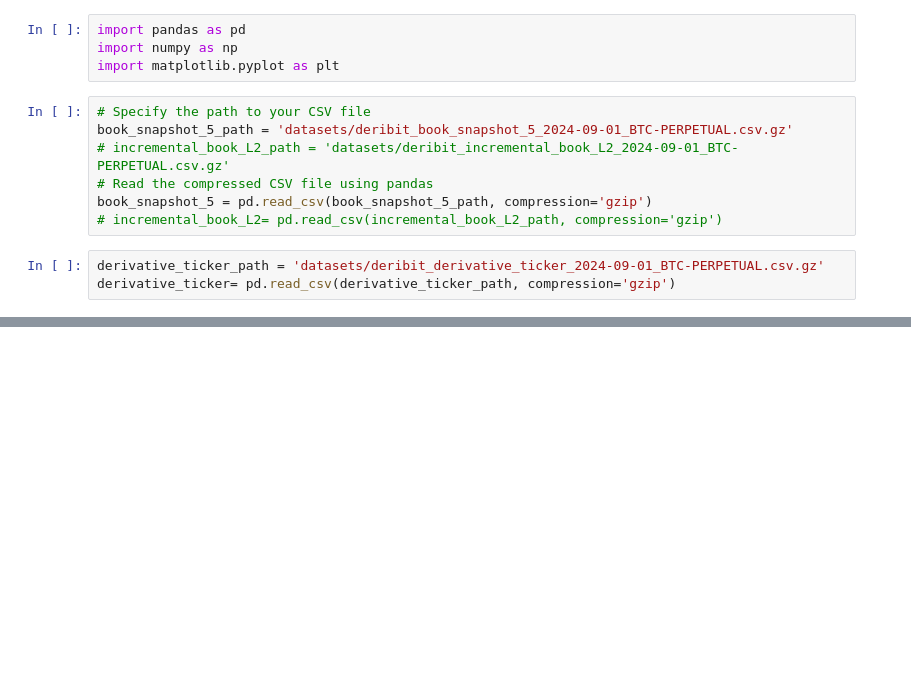
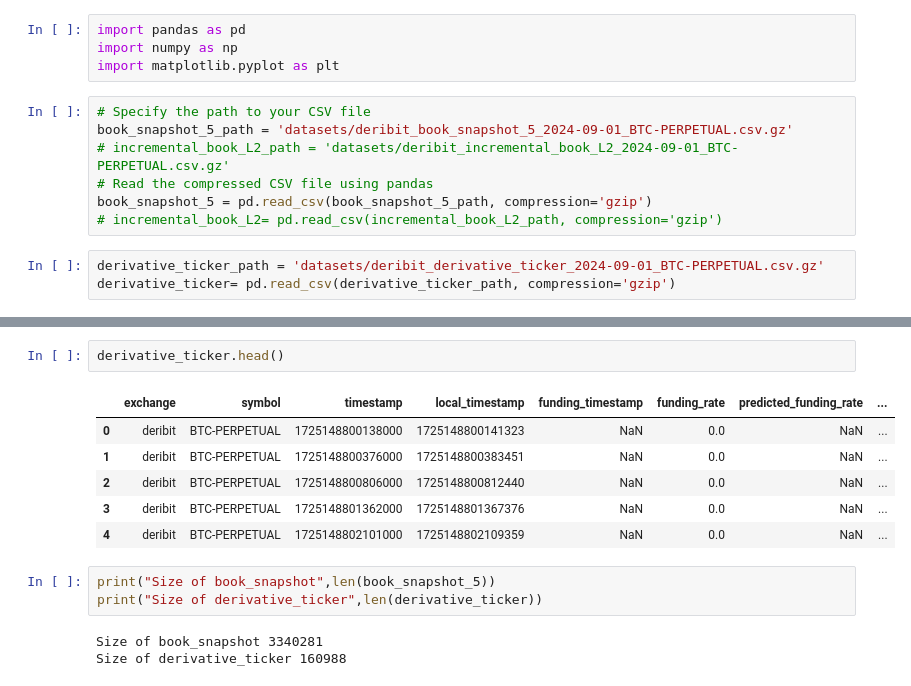
Before and after one commit to jyam12/FYP, a Jupyter notebook: read_data.ipynb, the cells around one changed output, grey strips where cells are left out. Cells and saved outputs as stored; diff of their text form; blank space fills up the shorter version.

```diff
--- a/read_data.ipynb
+++ b/read_data.ipynb
@@ -25,0 +26,15 @@ book_snapshot_5.head()
+# %%
+derivative_ticker.head()
+# %% [output]
+|  | exchange | symbol | timestamp | local_timestamp | funding_timestamp | funding_rate | predicted_funding_rate | ... |
+| 0 | deribit | BTC-PERPETUAL | 1725148800138000 | 1725148800141323 | NaN | 0.0 | NaN | ... |
+| 1 | deribit | BTC-PERPETUAL | 1725148800376000 | 1725148800383451 | NaN | 0.0 | NaN | ... |
+| 2 | deribit | BTC-PERPETUAL | 1725148800806000 | 1725148800812440 | NaN | 0.0 | NaN | ... |
+| 3 | deribit | BTC-PERPETUAL | 1725148801362000 | 1725148801367376 | NaN | 0.0 | NaN | ... |
+| 4 | deribit | BTC-PERPETUAL | 1725148802101000 | 1725148802109359 | NaN | 0.0 | NaN | ... |
+# %%
+print("Size of book_snapshot",len(book_snapshot_5))
+print("Size of derivative_ticker",len(derivative_ticker))
+# %% [output]
+Size of book_snapshot 3340281
+Size of derivative_ticker 160988
```
Also changed, not shown: parts of 16 cells of this notebook.
